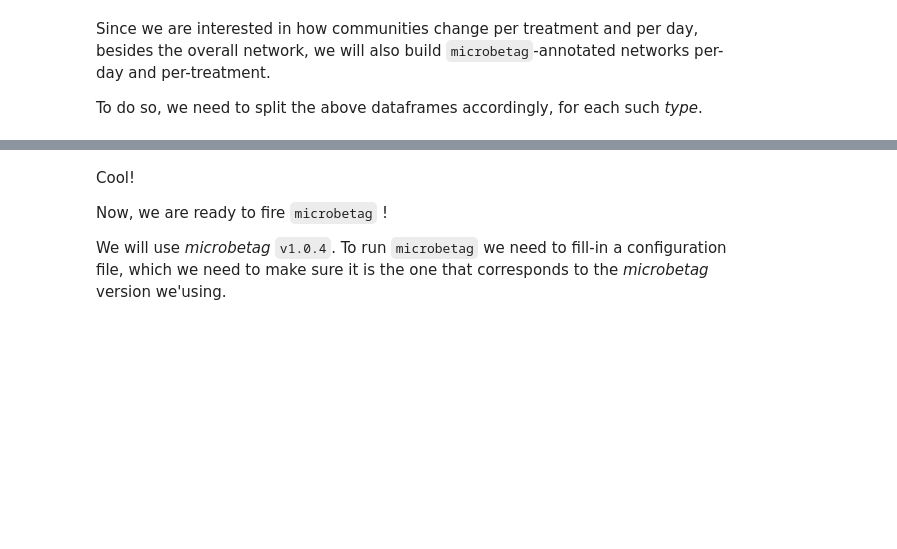
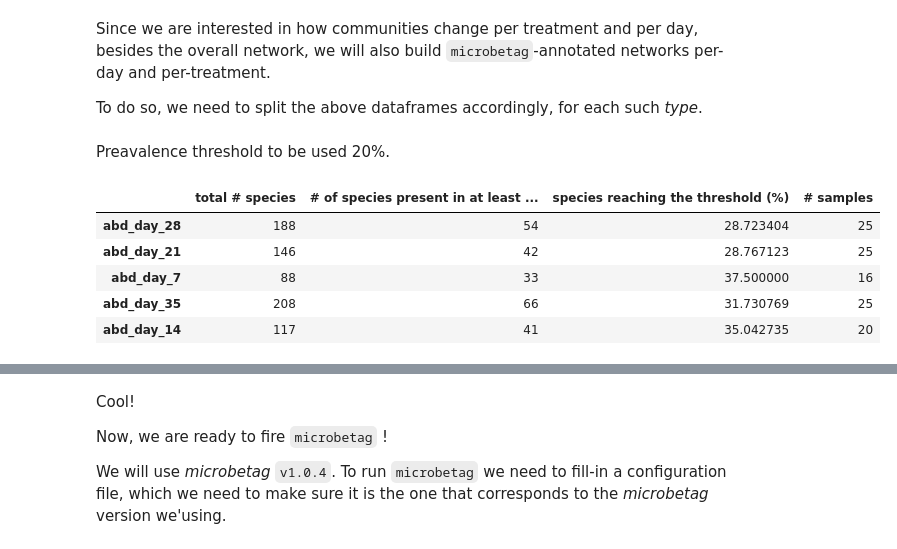
Before and after one commit to hariszaf/AMAC005_chicken_salmonella, a Jupyter notebook: microbetag_analysis/mtg_analysis.ipynb, the cells around one changed output, grey strips where cells are left out. Drawn from its saved outputs; the diff is of its cells as text; code cells hidden in the pictures; blank space fills up the shorter version.

```diff
--- a/microbetag_analysis/mtg_analysis.ipynb
+++ b/microbetag_analysis/mtg_analysis.ipynb
@@ -397,4 +537,6 @@ You may check for example whether you do have evnn using what we argue we use th
 Since we are interested in how communities change per treatment and per day, besides the overall network, we will also build `microbetag`-annotated networks per-day and per-treatment.
 
 To do so, we need to split the above dataframes accordingly, for each such _type_.
+# %% [markdown]
+Preavalence threshold to be used 20%.
 # %%
@@ -436 +601,37 @@ for type in types:
         tr_metadata.to_csv(microbetag_data / "_".join(["per", type]) / meta_outfile, index_label="sample", sep="\t")
+# %%
+
+def summarize_nonzero_rows(p, prefix="abd", threshold_ratio=0.5):
+
+    p = Path(p)
+    d = {}
+
+    for file in os.listdir(p):
+        if file.startswith(prefix):
+            df = pd.read_csv(p / file, sep=",")
+            dff = df.select_dtypes("float")
+            if dff.empty:
+                continue
+            threshold = dff.shape[1] * threshold_ratio
+            filtered_dff = dff[(dff != 0).sum(axis=1) >= threshold]
+            d[file.split(".")[0]] = [dff.shape[0], filtered_dff.shape[0], filtered_dff.shape[0]/dff.shape[0] * 100, dff.shape[1]]
+
+    return d
+
+p = Path("microbetag_input/per_day/")
+q = Path("microbetag_input/per_treatment/")
+
+day50 = summarize_nonzero_rows(p)
+day20 = summarize_nonzero_rows(p, threshold_ratio = 0.2)
+
+treat50 = summarize_nonzero_rows(q)
+treat20 = summarize_nonzero_rows(q, threshold_ratio = 0.2)
+# %%
+pd.DataFrame.from_dict(day50, orient="index", columns=["total # species", "# of species present in at least 50% of samples", "species reaching the threshold (%)", "# samples"])
+# %% [output]
+|  | total # species | # of species present in at least ... | species reaching the threshold (%) | # samples |
+| abd_day_28 | 188 | 54 | 28.723404 | 25 |
+| abd_day_21 | 146 | 42 | 28.767123 | 25 |
+| abd_day_7 | 88 | 33 | 37.500000 | 16 |
+| abd_day_35 | 208 | 66 | 31.730769 | 25 |
+| abd_day_14 | 117 | 41 | 35.042735 | 20 |
```
Also changed, not shown: parts of 25 cells of this notebook, 4 other files.
